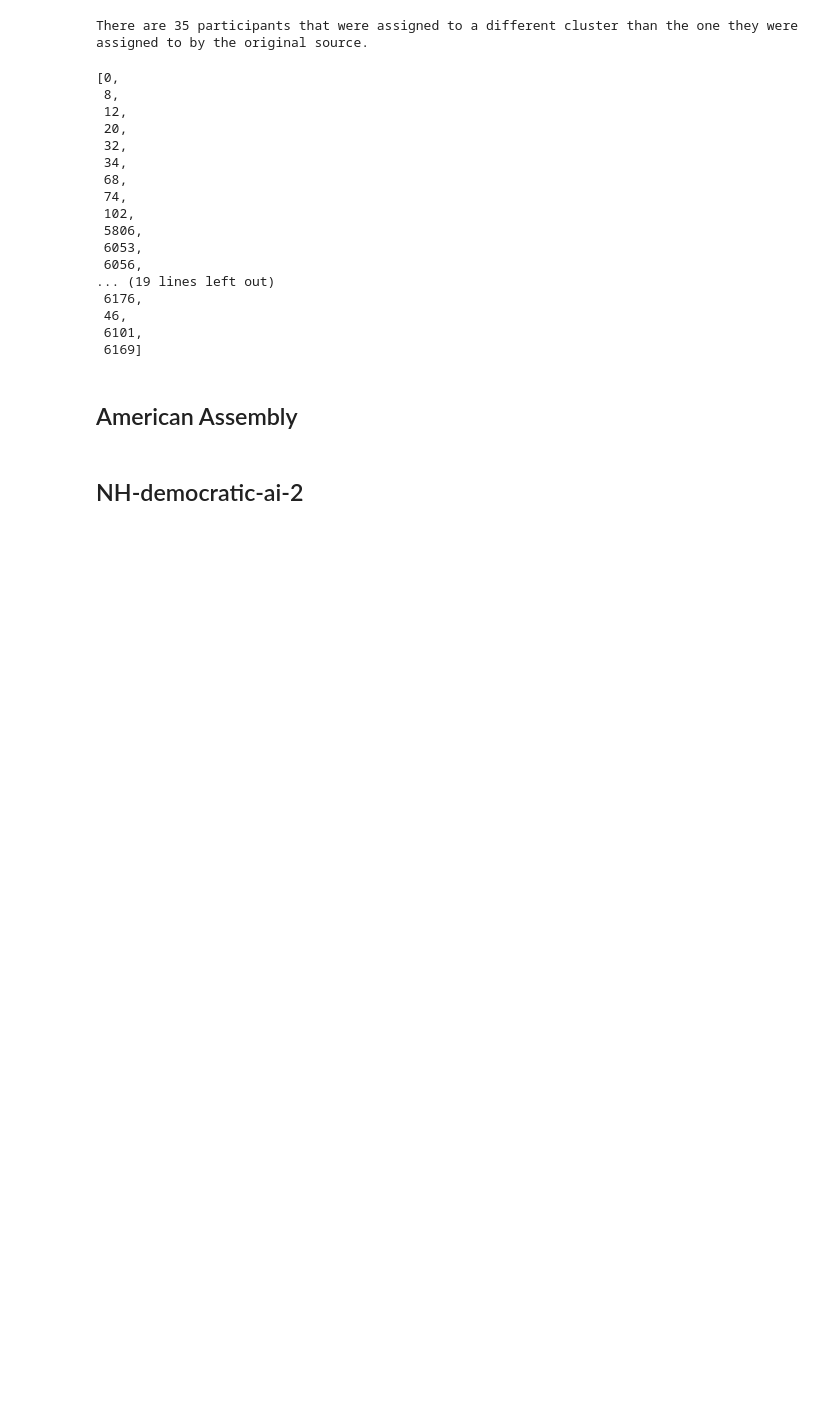
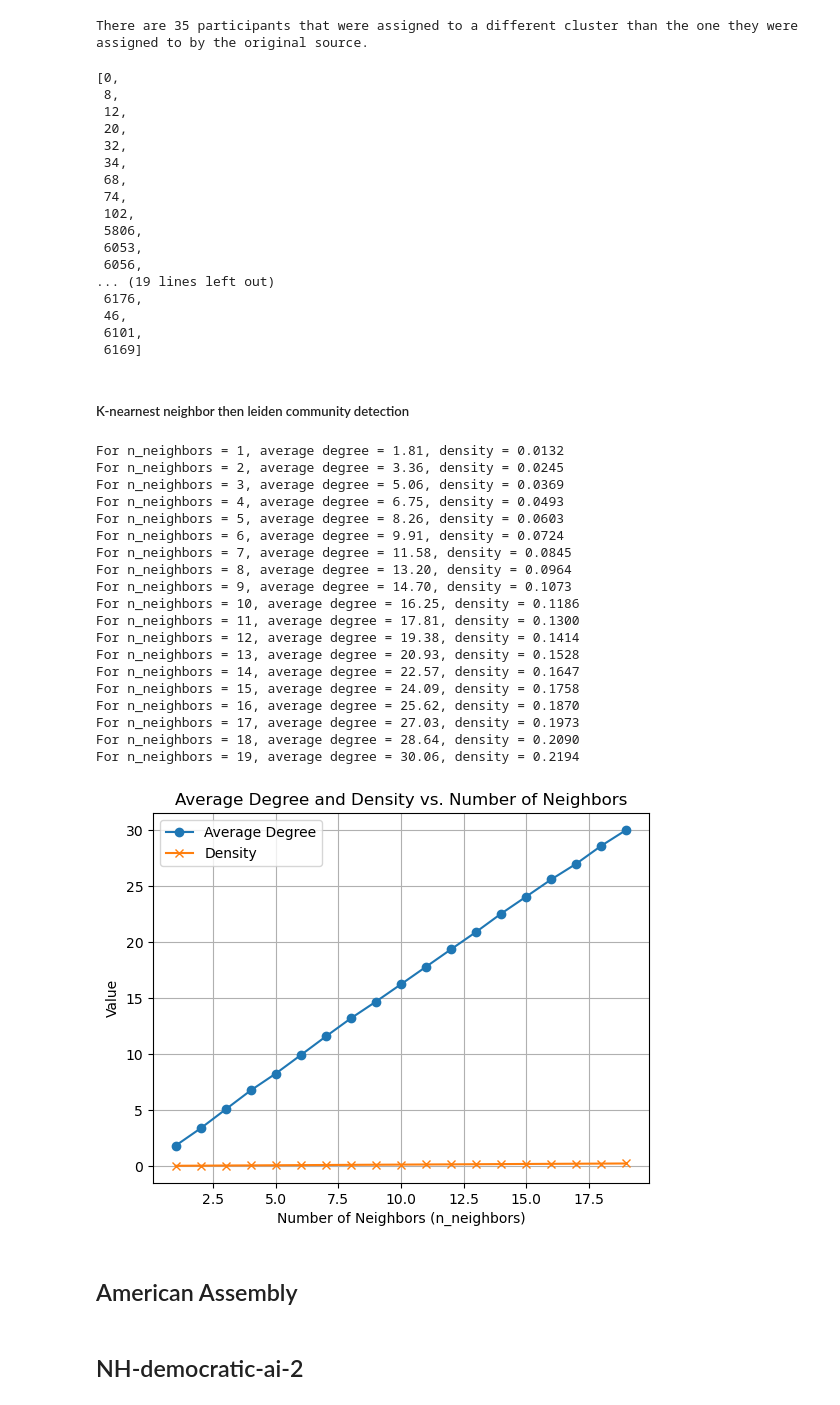
Before and after one commit to yunghsuanwu/polisdata_exp, a Jupyter notebook: dataexploration_140525.ipynb, the cells around one changed output. Cells and saved outputs as stored; diff of their text form; code cells hidden in the pictures; blank space fills up the shorter version.

```diff
--- a/dataexploration_140525.ipynb
+++ b/dataexploration_140525.ipynb
@@ -249,6 +257,72 @@ diff_pindex
  46,
  6101,
  6169]
+# %% [markdown]
+##### K-nearnest neighbor then leiden community detection
+# %%
+import numpy as np
+from sklearn.neighbors import kneighbors_graph
+import scipy.sparse
+import networkx as nx
+import matplotlib.pyplot as plt
+
+range_n_neighbors = range(1, 20)  # Test k from 1 to 10
+avg_degrees = []
+densities = []
+
+for n_neighbors in range_n_neighbors:
+    # Construct the k-NN graph
+    A = kneighbors_graph(pc_matrix, n_neighbors=n_neighbors, mode='connectivity', include_self=False)
+
+    # Convert to a sparse matrix
+    A = scipy.sparse.csr_matrix(A)
+
+    # Convert the sparse matrix to a NetworkX graph
+    G = nx.from_scipy_sparse_array(A)
+
+    # Calculate the average degree
+    degrees = [d for n, d in G.degree()]
+    avg_degree = np.mean(degrees)
+    avg_degrees.append(avg_degree)
+
+    # Calculate the density
+    n = G.number_of_nodes()
+    m = G.number_of_edges()
+    density = 2 * m / (n * (n - 1))  # For undirected graphs
+    densities.append(density)
+
+    print(f"For n_neighbors = {n_neighbors}, average degree = {avg_degree:.2f}, density = {density:.4f}")
+
+# Plot the average degree vs. n_neighbors
+plt.plot(range_n_neighbors, avg_degrees, marker='o', label='Average Degree')
+plt.plot(range_n_neighbors, densities, marker='x', label='Density')
+plt.xlabel("Number of Neighbors (n_neighbors)")
+plt.ylabel("Value")
+plt.title("Average Degree and Density vs. Number of Neighbors")
+plt.grid(True)
+plt.legend()
+plt.show()
+# %% [output]
+For n_neighbors = 1, average degree = 1.81, density = 0.0132
+For n_neighbors = 2, average degree = 3.36, density = 0.0245
+For n_neighbors = 3, average degree = 5.06, density = 0.0369
+For n_neighbors = 4, average degree = 6.75, density = 0.0493
+For n_neighbors = 5, average degree = 8.26, density = 0.0603
+For n_neighbors = 6, average degree = 9.91, density = 0.0724
+For n_neighbors = 7, average degree = 11.58, density = 0.0845
+For n_neighbors = 8, average degree = 13.20, density = 0.0964
+For n_neighbors = 9, average degree = 14.70, density = 0.1073
+For n_neighbors = 10, average degree = 16.25, density = 0.1186
+For n_neighbors = 11, average degree = 17.81, density = 0.1300
+For n_neighbors = 12, average degree = 19.38, density = 0.1414
+For n_neighbors = 13, average degree = 20.93, density = 0.1528
+For n_neighbors = 14, average degree = 22.57, density = 0.1647
+For n_neighbors = 15, average degree = 24.09, density = 0.1758
+For n_neighbors = 16, average degree = 25.62, density = 0.1870
+For n_neighbors = 17, average degree = 27.03, density = 0.1973
+For n_neighbors = 18, average degree = 28.64, density = 0.2090
+For n_neighbors = 19, average degree = 30.06, density = 0.2194
+[figure, added]
 # %% [markdown]
 ## American Assembly
 # %%
```
Also changed, not shown: parts of 5 cells of this notebook.
